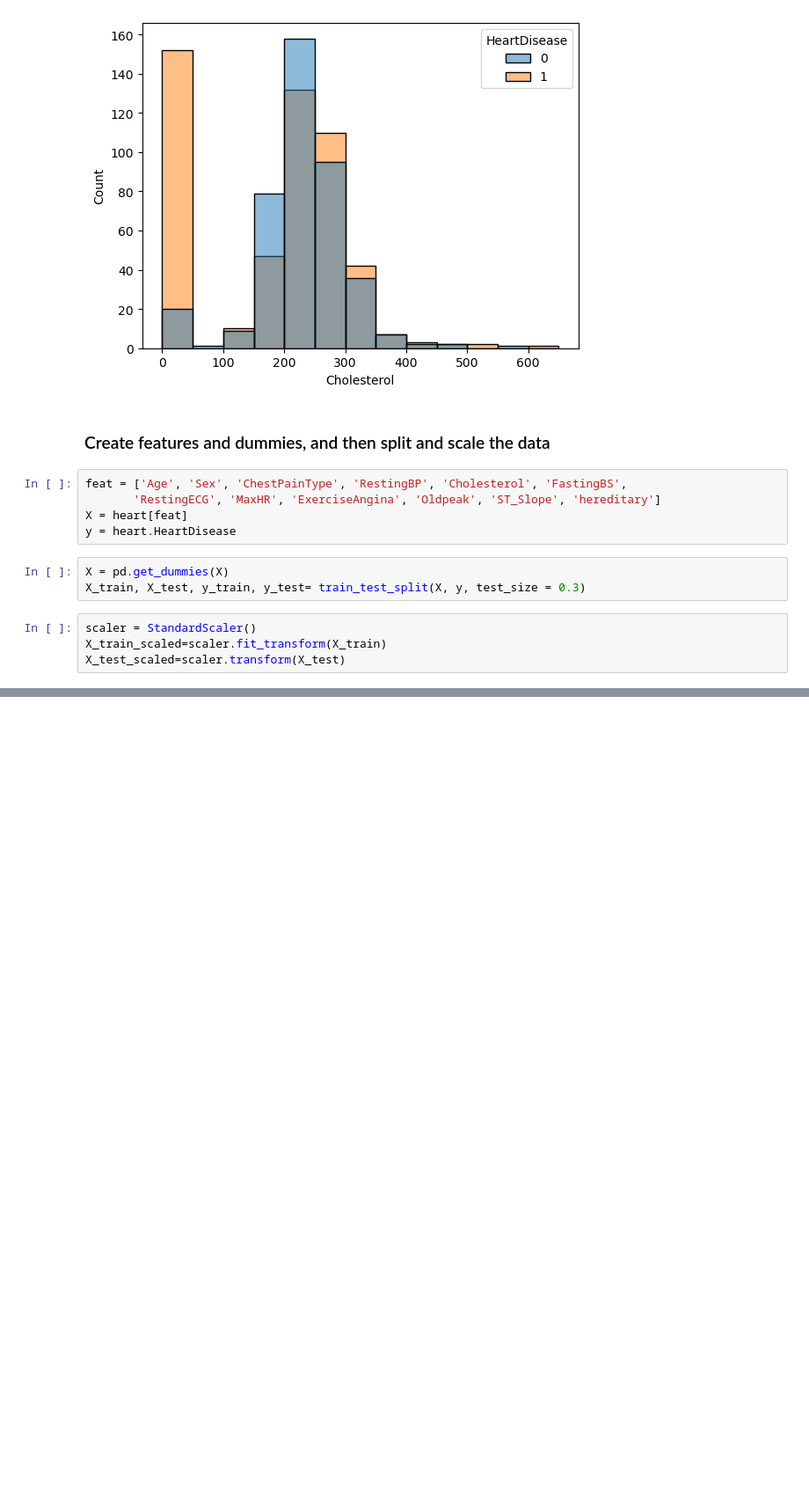
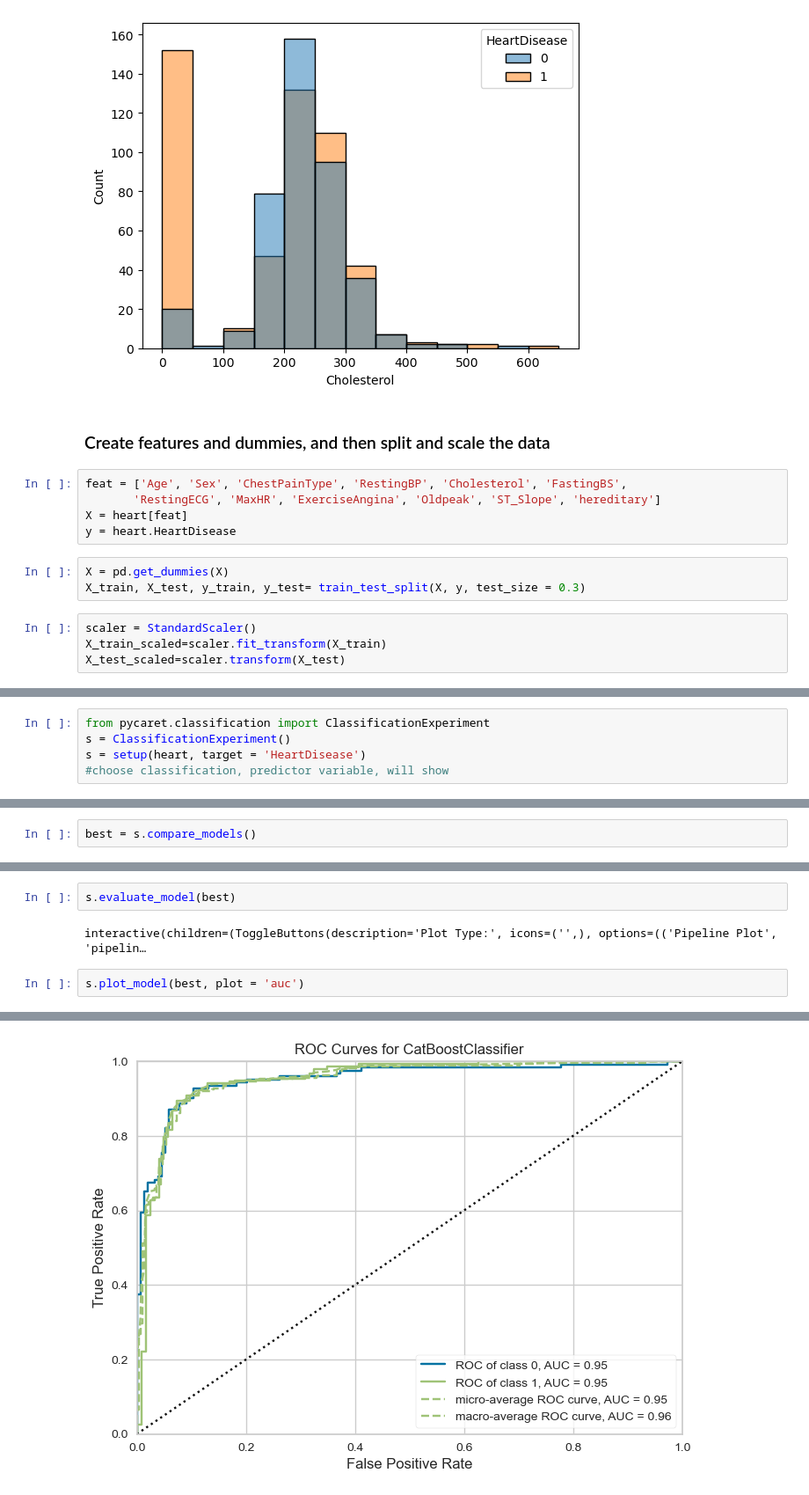
Before and after one commit to prem-0217/HeartDiseaseDetectionModel, a Jupyter notebook: Notebooks/Heart Preprocessing and Modeling.ipynb, the cells around one changed output, grey strips where cells are left out. Shown at 88% size. Cells and saved outputs as stored; diff of their text form; blank space fills up the shorter version.

Commit message:
Model created

```diff
--- a/Notebooks/Heart Preprocessing and Modeling.ipynb
+++ b/Notebooks/Heart Preprocessing and Modeling.ipynb
@@ -53,0 +51,5 @@ X_test_scaled=scaler.transform(X_test)
+# %%
+from pycaret.classification import ClassificationExperiment
+s = ClassificationExperiment()
+s = setup(heart, target = 'HeartDisease')
+#choose classification, predictor variable, will show
@@ -53,0 +74,2 @@ X_test_scaled=scaler.transform(X_test)
+# %%
+best = s.compare_models()
@@ -53,0 +118,7 @@ X_test_scaled=scaler.transform(X_test)
+# %%
+s.evaluate_model(best)
+# %% [output]
+interactive(children=(ToggleButtons(description='Plot Type:', icons=('',), options=(('Pipeline Plot', 'pipelin…
+# %%
+s.plot_model(best, plot = 'auc')
+# %% [output]
@@ -53,0 +126 @@ X_test_scaled=scaler.transform(X_test)
+[figure, added]
```
Also changed, not shown: parts of 7 cells of this notebook, 4 other files.
